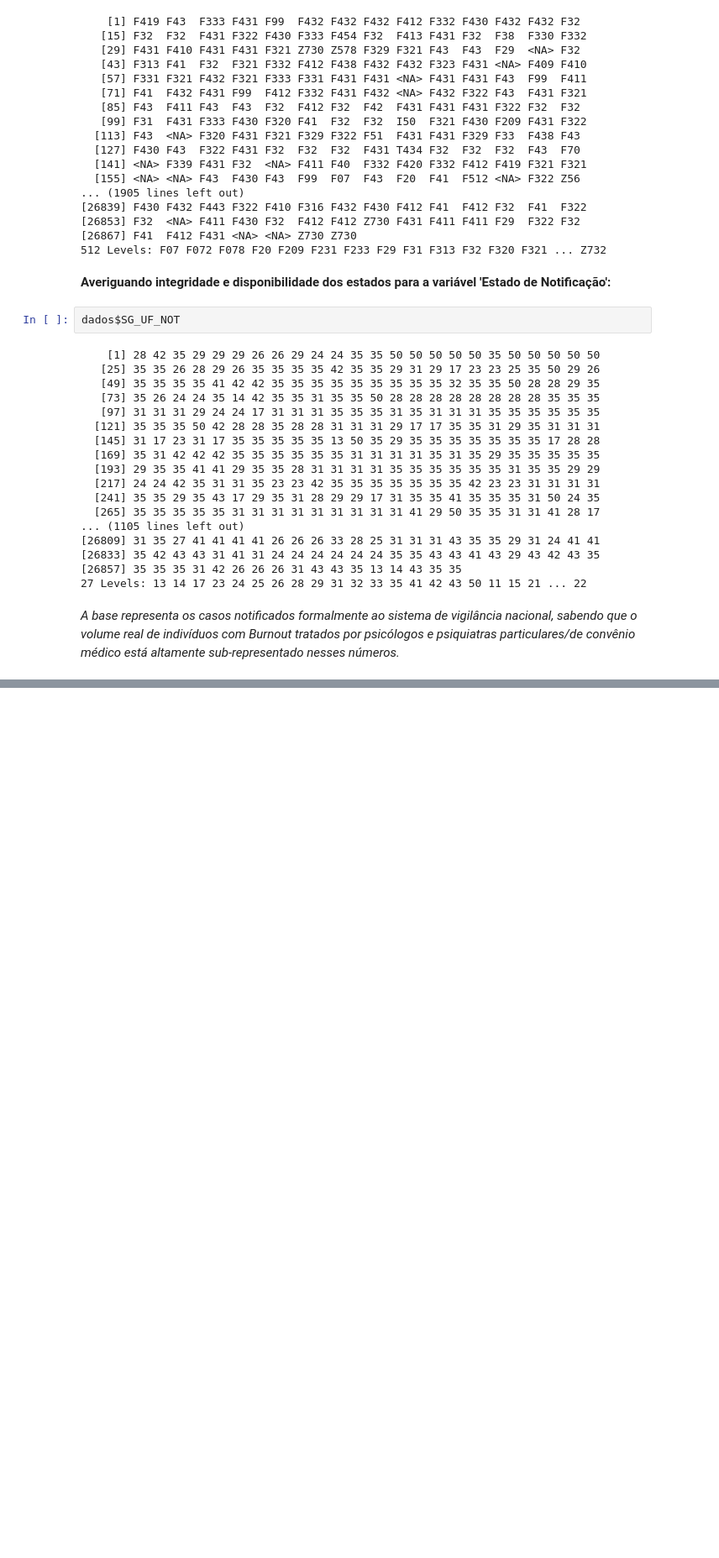
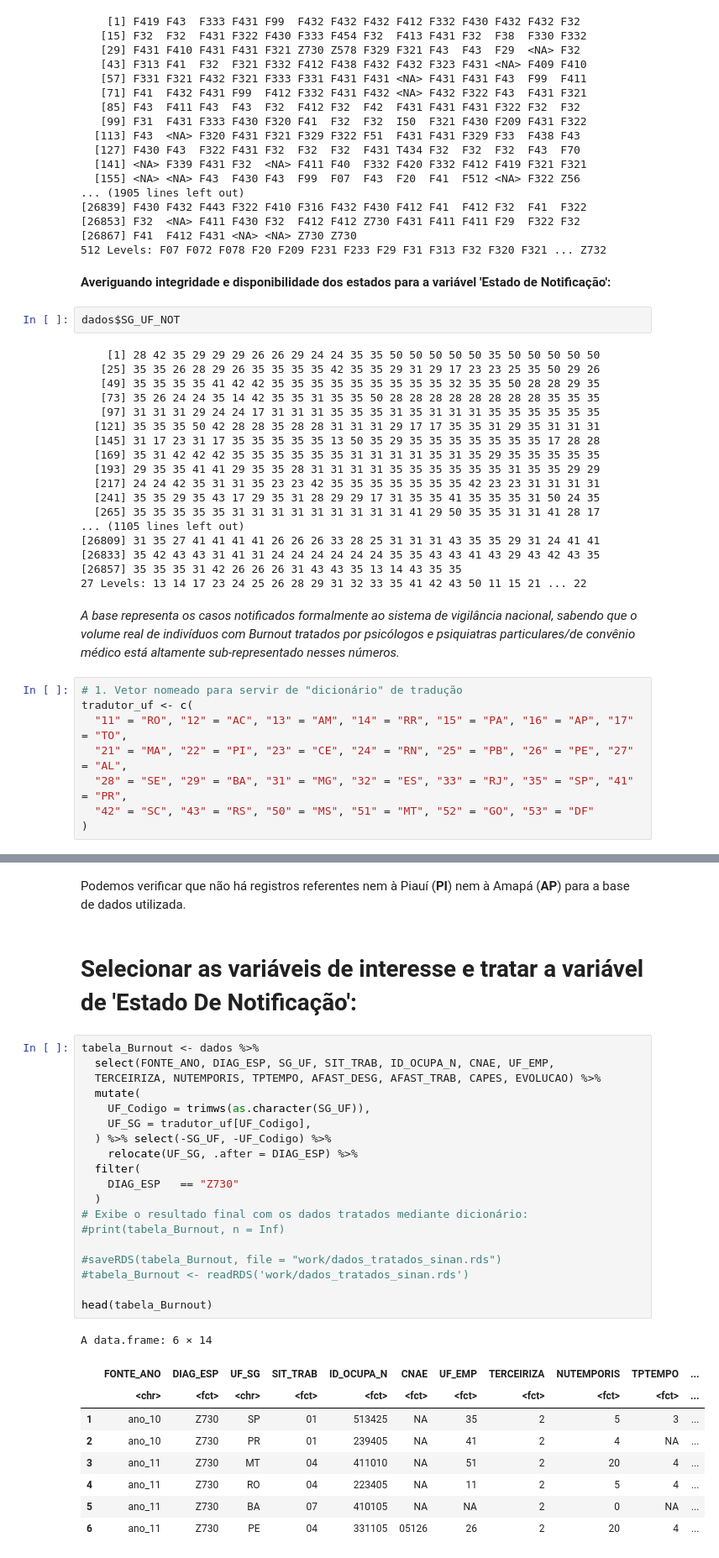
Before and after one commit to gabrielwai/Burnout-DataSUS, a Jupyter notebook: Burnout-DataSUS.ipynb, the cells around one changed output, grey strips where cells are left out. Shown at 84% size. Cells and saved outputs as stored; diff of their text form; blank space fills up the shorter version.

Commit message:
Iniciando formatação da base e tratando a variável de 'Estado De Notificação' (SG_UF)

```diff
--- a/Burnout-DataSUS.ipynb
+++ b/Burnout-DataSUS.ipynb
@@ -177,3 +177,11 @@ dados$SG_UF_NOT
 27 Levels: 13 14 17 23 24 25 26 28 29 31 32 33 35 41 42 43 50 11 15 21 ... 22
 # %% [markdown]
 _A base representa os casos notificados formalmente ao sistema de vigilância nacional, sabendo que o volume real de indivíduos com Burnout tratados por psicólogos e psiquiatras particulares/de convênio médico está altamente sub-representado nesses números._
+# %%
+# 1. Vetor nomeado para servir de "dicionário" de tradução
+tradutor_uf <- c(
+  "11" = "RO", "12" = "AC", "13" = "AM", "14" = "RR", "15" = "PA", "16" = "AP", "17" = "TO",
+  "21" = "MA", "22" = "PI", "23" = "CE", "24" = "RN", "25" = "PB", "26" = "PE", "27" = "AL",
+  "28" = "SE", "29" = "BA", "31" = "MG", "32" = "ES", "33" = "RJ", "35" = "SP", "41" = "PR",
+  "42" = "SC", "43" = "RS", "50" = "MS", "51" = "MT", "52" = "GO", "53" = "DF"
+)
@@ -179,0 +222,33 @@ _A base representa os casos notificados formalmente ao sistema de vigilância na
+# %% [markdown]
+Podemos verificar que não há registros referentes nem à Piauí (**PI**) nem à  Amapá (**AP**) para a base de dados utilizada.
+# %% [markdown]
+# Selecionar as variáveis de interesse e tratar a variável de 'Estado De Notificação':
+# %%
+tabela_Burnout <- dados %>%
+  select(FONTE_ANO, DIAG_ESP, SG_UF, SIT_TRAB, ID_OCUPA_N, CNAE, UF_EMP,
+  TERCEIRIZA, NUTEMPORIS, TPTEMPO, AFAST_DESG, AFAST_TRAB, CAPES, EVOLUCAO) %>%
+  mutate(
+    UF_Codigo = trimws(as.character(SG_UF)),
+    UF_SG = tradutor_uf[UF_Codigo],
+  ) %>% select(-SG_UF, -UF_Codigo) %>%
+    relocate(UF_SG, .after = DIAG_ESP) %>%
+  filter(
+    DIAG_ESP   == "Z730"
+  )
+# Exibe o resultado final com os dados tratados mediante dicionário:
+#print(tabela_Burnout, n = Inf)
+
+#saveRDS(tabela_Burnout, file = "work/dados_tratados_sinan.rds")
+#tabela_Burnout <- readRDS('work/dados_tratados_sinan.rds')
+
+head(tabela_Burnout)
+# %% [output]
+A data.frame: 6 × 14
+|  | FONTE_ANO | DIAG_ESP | UF_SG | SIT_TRAB | ID_OCUPA_N | CNAE | UF_EMP | TERCEIRIZA | NUTEMPORIS | TPTEMPO | ... |
+|  | <chr> | <fct> | <chr> | <fct> | <fct> | <fct> | <fct> | <fct> | <fct> | <fct> | ... |
+| 1 | ano_10 | Z730 | SP | 01 | 513425 | NA | 35 | 2 | 5 | 3 | ... |
+| 2 | ano_10 | Z730 | PR | 01 | 239405 | NA | 41 | 2 | 4 | NA | ... |
+| 3 | ano_11 | Z730 | MT | 04 | 411010 | NA | 51 | 2 | 20 | 4 | ... |
+| 4 | ano_11 | Z730 | RO | 04 | 223405 | NA | 11 | 2 | 5 | 4 | ... |
+| 5 | ano_11 | Z730 | BA | 07 | 410105 | NA | NA | 2 | 0 | NA | ... |
+| 6 | ano_11 | Z730 | PE | 04 | 331105 | 05126 | 26 | 2 | 20 | 4 | ... |
```
Also changed, not shown: parts of 2 cells of this notebook.
